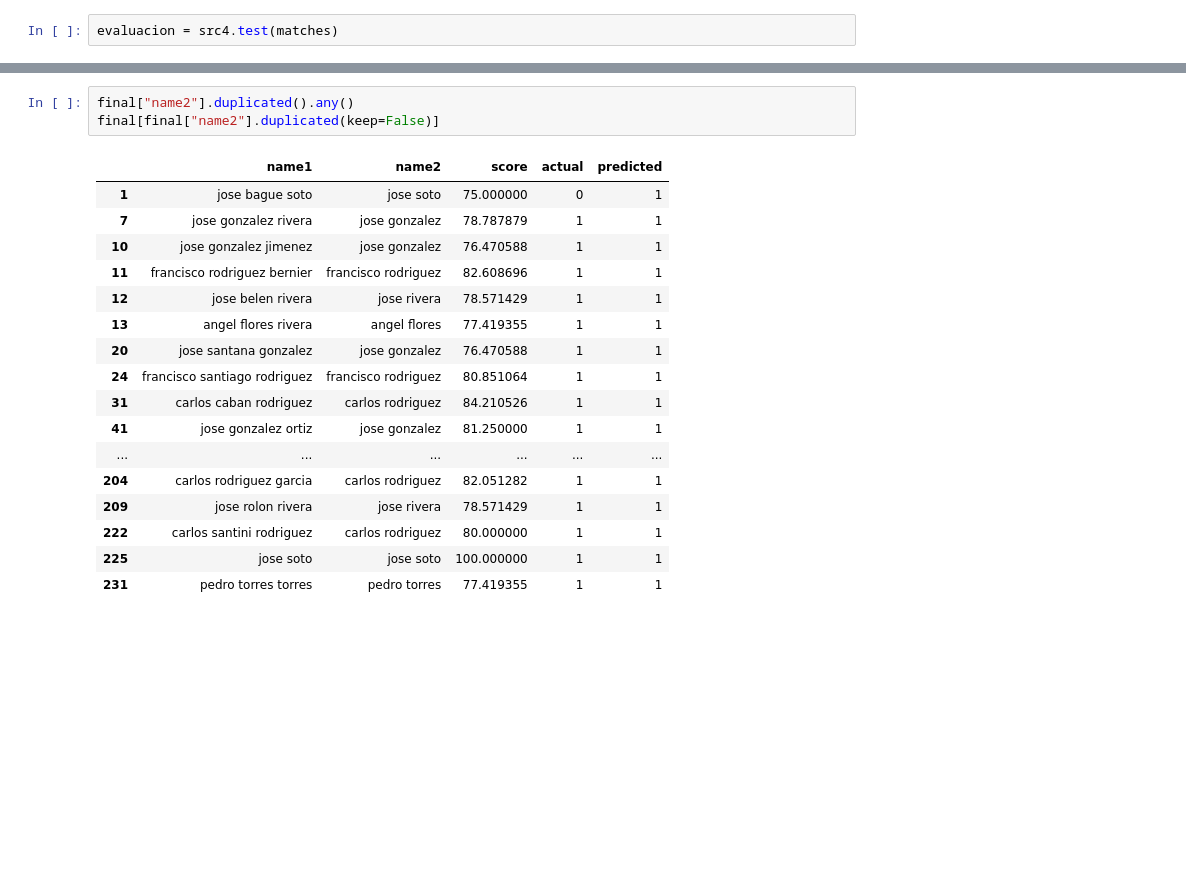
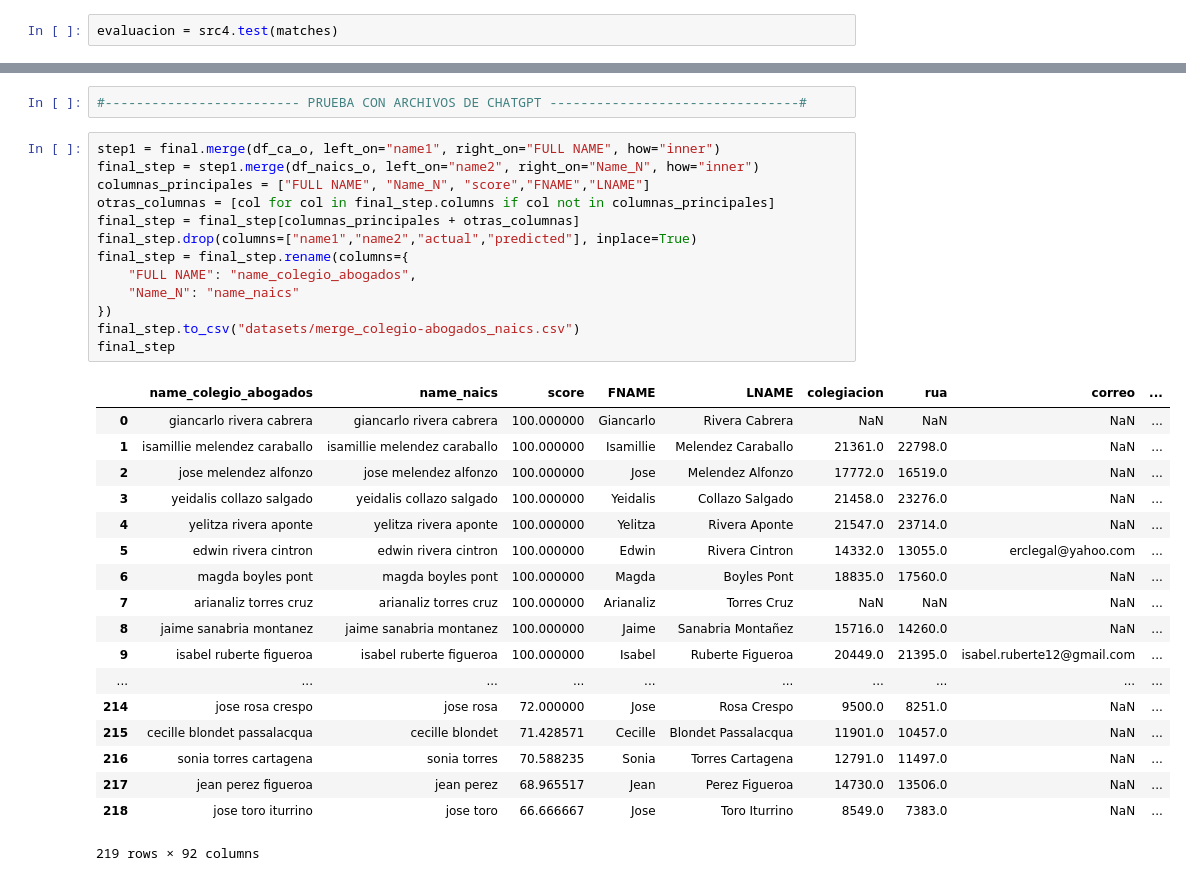
Before and after one commit to jhonvlex/join_dataframes, a Jupyter notebook: src_any_abogados_dev_df_er_main.ipynb, the cells around one changed output, grey strips where cells are left out. Saved outputs shown, nothing was run; the diff lists cells and outputs as text; blank space fills up the shorter version.

```diff
--- a/src_any_abogados_dev_df_er_main.ipynb
+++ b/src_any_abogados_dev_df_er_main.ipynb
@@ -308,21 +261,34 @@ final.head()
-# %%
-final["name2"].duplicated().any()
-final[final["name2"].duplicated(keep=False)]
-# %% [output]
-|  | name1 | name2 | score | actual | predicted |
-| 1 | jose bague soto | jose soto | 75.000000 | 0 | 1 |
-| 7 | jose gonzalez rivera | jose gonzalez | 78.787879 | 1 | 1 |
-| 10 | jose gonzalez jimenez | jose gonzalez | 76.470588 | 1 | 1 |
-| 11 | francisco rodriguez bernier | francisco rodriguez | 82.608696 | 1 | 1 |
-| 12 | jose belen rivera | jose rivera | 78.571429 | 1 | 1 |
-| 13 | angel flores rivera | angel flores | 77.419355 | 1 | 1 |
-| 20 | jose santana gonzalez | jose gonzalez | 76.470588 | 1 | 1 |
-| 24 | francisco santiago rodriguez | francisco rodriguez | 80.851064 | 1 | 1 |
-| 31 | carlos caban rodriguez | carlos rodriguez | 84.210526 | 1 | 1 |
-| 41 | jose gonzalez ortiz | jose gonzalez | 81.250000 | 1 | 1 |
-| ... | ... | ... | ... | ... | ... |
-| 204 | carlos rodriguez garcia | carlos rodriguez | 82.051282 | 1 | 1 |
-| 209 | jose rolon rivera | jose rivera | 78.571429 | 1 | 1 |
-| 222 | carlos santini rodriguez | carlos rodriguez | 80.000000 | 1 | 1 |
-| 225 | jose soto | jose soto | 100.000000 | 1 | 1 |
-| 231 | pedro torres torres | pedro torres | 77.419355 | 1 | 1 |
+# %%
+#------------------------- PRUEBA CON ARCHIVOS DE CHATGPT --------------------------------#
+# %%
+step1 = final.merge(df_ca_o, left_on="name1", right_on="FULL NAME", how="inner")
+final_step = step1.merge(df_naics_o, left_on="name2", right_on="Name_N", how="inner")
+columnas_principales = ["FULL NAME", "Name_N", "score","FNAME","LNAME"]
+otras_columnas = [col for col in final_step.columns if col not in columnas_principales]
+final_step = final_step[columnas_principales + otras_columnas]
+final_step.drop(columns=["name1","name2","actual","predicted"], inplace=True)
+final_step = final_step.rename(columns={
+    "FULL NAME": "name_colegio_abogados",
+    "Name_N": "name_naics"
+})
+final_step.to_csv("datasets/merge_colegio-abogados_naics.csv")
+final_step
+# %% [output]
+|  | name_colegio_abogados | name_naics | score | FNAME | LNAME | colegiacion | rua | correo | ... |
+| 0 | giancarlo rivera cabrera | giancarlo rivera cabrera | 100.000000 | Giancarlo | Rivera Cabrera | NaN | NaN | NaN | ... |
+| 1 | isamillie melendez caraballo | isamillie melendez caraballo | 100.000000 | Isamillie | Melendez Caraballo | 21361.0 | 22798.0 | NaN | ... |
+| 2 | jose melendez alfonzo | jose melendez alfonzo | 100.000000 | Jose | Melendez Alfonzo | 17772.0 | 16519.0 | NaN | ... |
+| 3 | yeidalis collazo salgado | yeidalis collazo salgado | 100.000000 | Yeidalis | Collazo Salgado | 21458.0 | 23276.0 | NaN | ... |
+| 4 | yelitza rivera aponte | yelitza rivera aponte | 100.000000 | Yelitza | Rivera Aponte | 21547.0 | 23714.0 | NaN | ... |
+| 5 | edwin rivera cintron | edwin rivera cintron | 100.000000 | Edwin | Rivera Cintron | 14332.0 | 13055.0 | erclegal@yahoo.com | ... |
+| 6 | magda boyles pont | magda boyles pont | 100.000000 | Magda | Boyles Pont | 18835.0 | 17560.0 | NaN | ... |
+| 7 | arianaliz torres cruz | arianaliz torres cruz | 100.000000 | Arianaliz | Torres Cruz | NaN | NaN | NaN | ... |
+| 8 | jaime sanabria montanez | jaime sanabria montanez | 100.000000 | Jaime | Sanabria Montañez | 15716.0 | 14260.0 | NaN | ... |
+| 9 | isabel ruberte figueroa | isabel ruberte figueroa | 100.000000 | Isabel | Ruberte Figueroa | 20449.0 | 21395.0 | isabel.ruberte12@gmail.com | ... |
+| ... | ... | ... | ... | ... | ... | ... | ... | ... | ... |
+| 214 | jose rosa crespo | jose rosa | 72.000000 | Jose | Rosa Crespo | 9500.0 | 8251.0 | NaN | ... |
+| 215 | cecille blondet passalacqua | cecille blondet | 71.428571 | Cecille | Blondet Passalacqua | 11901.0 | 10457.0 | NaN | ... |
+| 216 | sonia torres cartagena | sonia torres | 70.588235 | Sonia | Torres Cartagena | 12791.0 | 11497.0 | NaN | ... |
+| 217 | jean perez figueroa | jean perez | 68.965517 | Jean | Perez Figueroa | 14730.0 | 13506.0 | NaN | ... |
+| 218 | jose toro iturrino | jose toro | 66.666667 | Jose | Toro Iturrino | 8549.0 | 7383.0 | NaN | ... |
+219 rows × 92 columns
```
Also changed, not shown: parts of 20 cells of this notebook, 4 other files.
